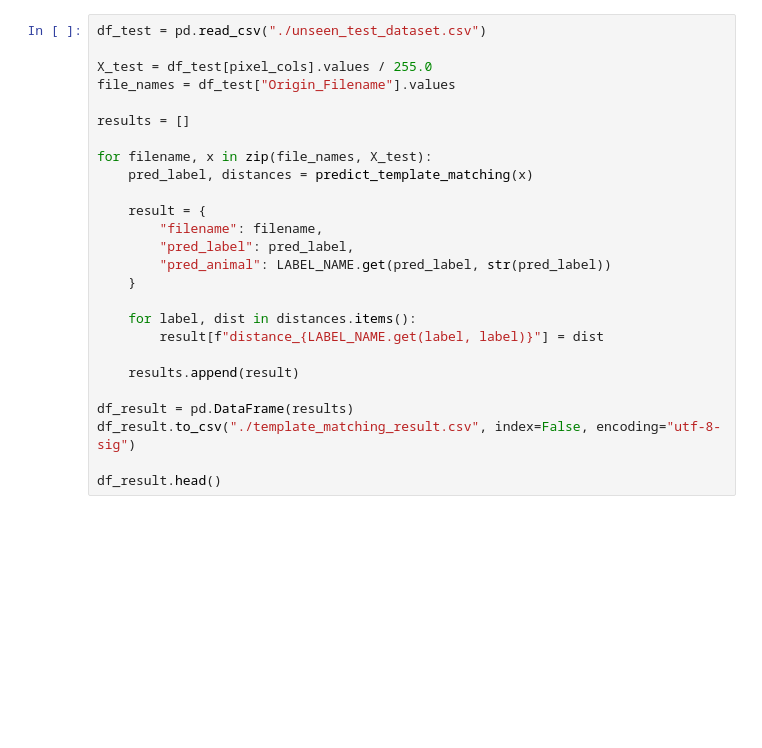
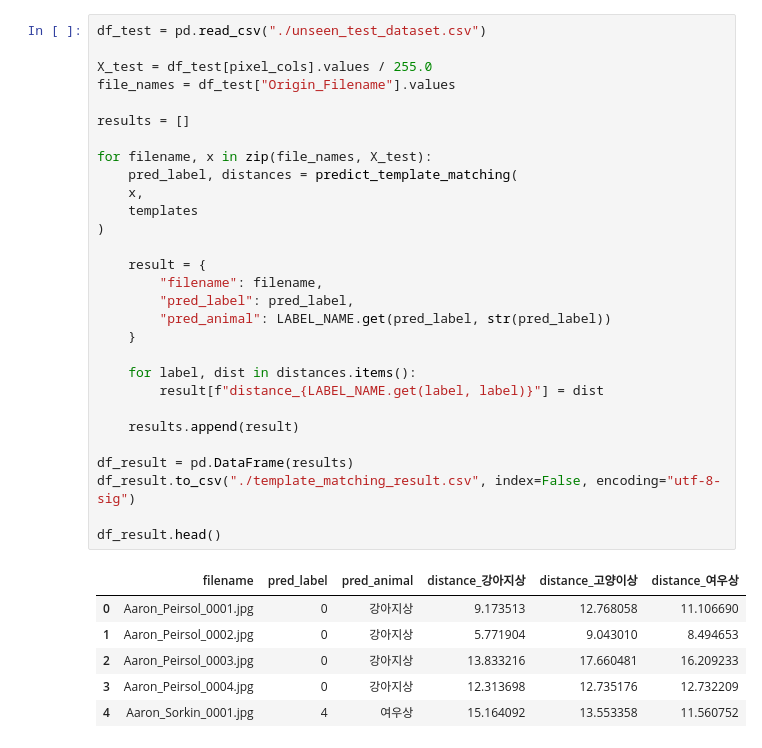
Before and after one commit to HGUSonny/AI_Team5, a Jupyter notebook: Team5.ipynb, the cells around one changed output. Saved outputs shown, nothing was run; the diff lists cells and outputs as text; blank space fills up the shorter version.

```diff
--- a/Team5.ipynb
+++ b/Team5.ipynb
@@ -244,26 +277,36 @@ FileNotFoundError: [Errno 2] No such file or directory: './animal_face_dataset.c
 # %%
 df_test = pd.read_csv("./unseen_test_dataset.csv")
 
 X_test = df_test[pixel_cols].values / 255.0
 file_names = df_test["Origin_Filename"].values
 
 results = []
 
 for filename, x in zip(file_names, X_test):
-    pred_label, distances = predict_template_matching(x)
+    pred_label, distances = predict_template_matching(
+    x,
+    templates
+)
 
     result = {
         "filename": filename,
         "pred_label": pred_label,
         "pred_animal": LABEL_NAME.get(pred_label, str(pred_label))
     }
 
     for label, dist in distances.items():
         result[f"distance_{LABEL_NAME.get(label, label)}"] = dist
 
     results.append(result)
 
 df_result = pd.DataFrame(results)
 df_result.to_csv("./template_matching_result.csv", index=False, encoding="utf-8-sig")
 
 df_result.head()
+# %% [output]
+|  | filename | pred_label | pred_animal | distance_강아지상 | distance_고양이상 | distance_여우상 |
+| 0 | Aaron_Peirsol_0001.jpg | 0 | 강아지상 | 9.173513 | 12.768058 | 11.106690 |
+| 1 | Aaron_Peirsol_0002.jpg | 0 | 강아지상 | 5.771904 | 9.043010 | 8.494653 |
+| 2 | Aaron_Peirsol_0003.jpg | 0 | 강아지상 | 13.833216 | 17.660481 | 16.209233 |
+| 3 | Aaron_Peirsol_0004.jpg | 0 | 강아지상 | 12.313698 | 12.735176 | 12.732209 |
+| 4 | Aaron_Sorkin_0001.jpg | 4 | 여우상 | 15.164092 | 13.553358 | 11.560752 |
```
Also changed, not shown: parts of 2 cells of this notebook.
